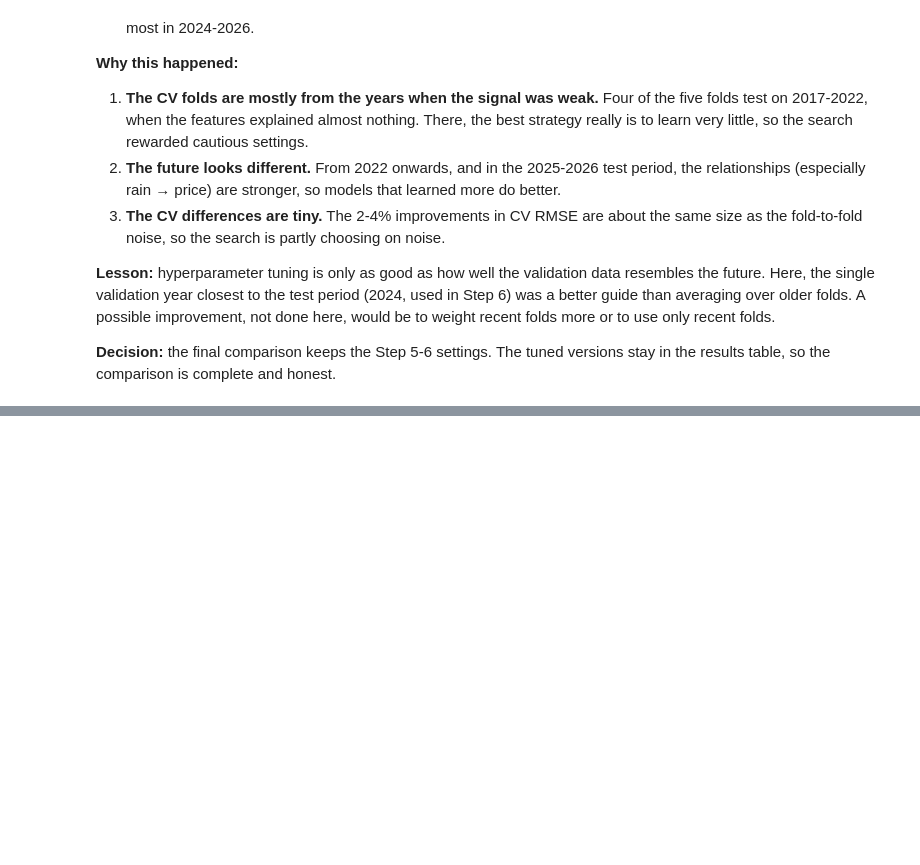
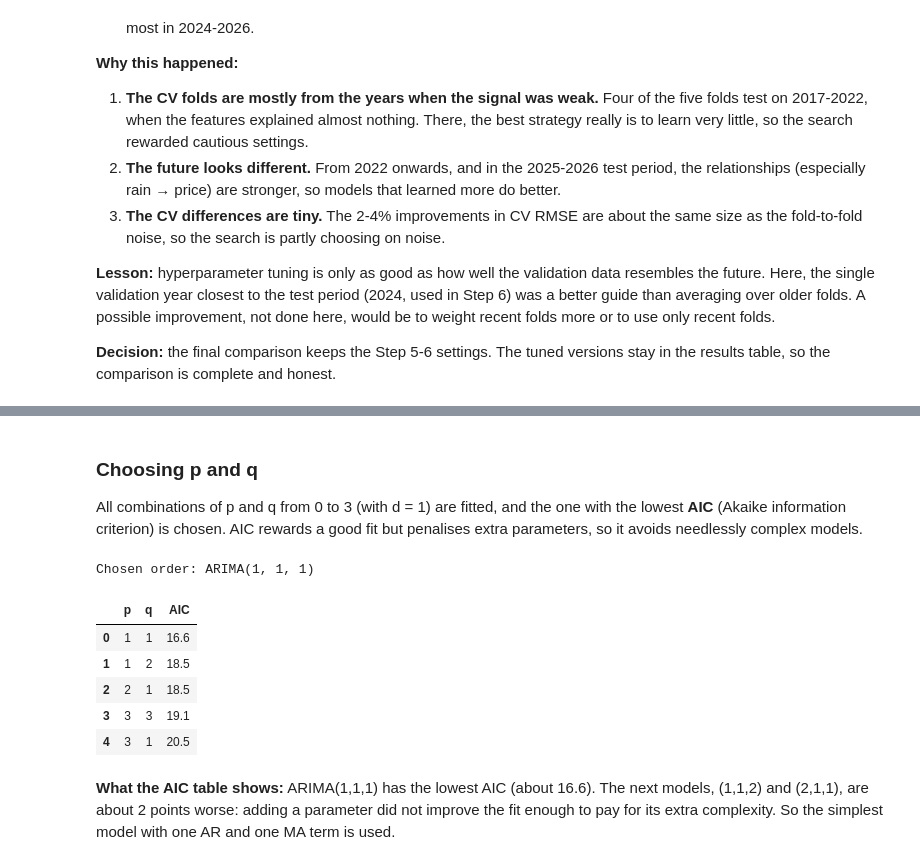
Before and after one commit to renulucshmi/pettah-beans-price-forecast, a Jupyter notebook: ensemble_assignment.ipynb, the cells around one changed output, grey strips where cells are left out. Saved outputs shown, nothing was run; the diff lists cells and outputs as text; code cells hidden in the pictures; blank space fills up the shorter version.

```diff
--- a/ensemble_assignment.ipynb
+++ b/ensemble_assignment.ipynb
@@ -1260,0 +1285,26 @@ res.to_csv("results/results_step8_tuning.csv")
+# %% [markdown]
+### Choosing p and q
+
+All combinations of p and q from 0 to 3 (with d = 1) are fitted, and the one with the lowest **AIC** (Akaike information criterion) is chosen. AIC rewards a good fit but penalises extra parameters, so it avoids needlessly complex models.
+# %%
+aic_rows = []
+for p in range(4):
+    for q in range(4):
+        try:
+            aic_rows.append({"p": p, "q": q, "AIC": ARIMA(log_price_train, order=(p, 1, q)).fit().aic})
+        except Exception:
+            pass
+aic_table = pd.DataFrame(aic_rows).sort_values("AIC").reset_index(drop=True)
+best_p, best_q = int(aic_table.loc[0, "p"]), int(aic_table.loc[0, "q"])
+print(f"Chosen order: ARIMA({best_p}, 1, {best_q})")
+aic_table.head(5).round(1)
+# %% [output]
+Chosen order: ARIMA(1, 1, 1)
+|  | p | q | AIC |
+| 0 | 1 | 1 | 16.6 |
+| 1 | 1 | 2 | 18.5 |
+| 2 | 2 | 1 | 18.5 |
+| 3 | 3 | 3 | 19.1 |
+| 4 | 3 | 1 | 20.5 |
+# %% [markdown]
+**What the AIC table shows:** ARIMA(1,1,1) has the lowest AIC (about 16.6). The next models, (1,1,2) and (2,1,1), are about 2 points worse: adding a parameter did not improve the fit enough to pay for its extra complexity. So the simplest model with one AR and one MA term is used.
```
Also changed, not shown: parts of 21 cells of this notebook, 6 other files.
